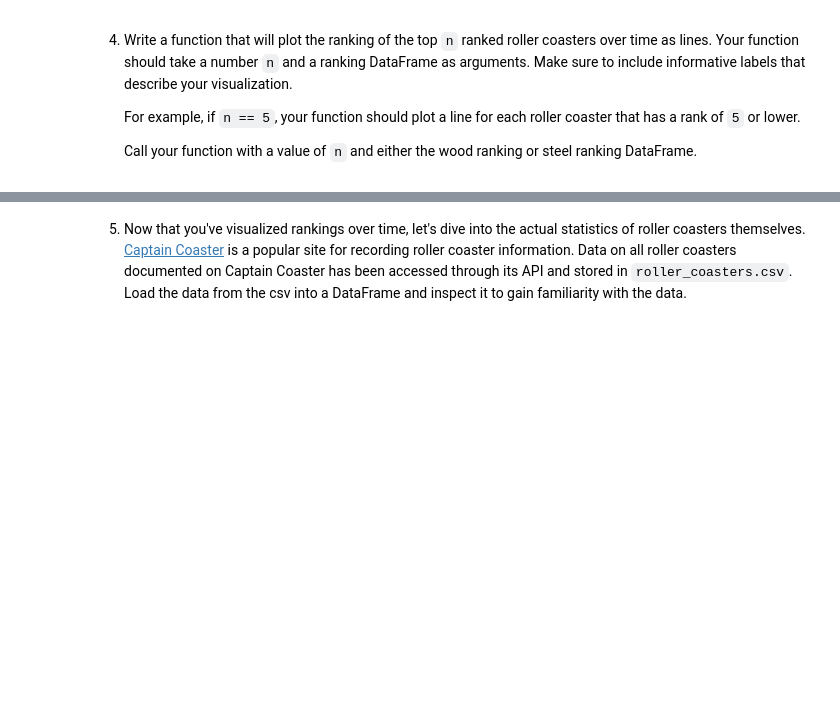
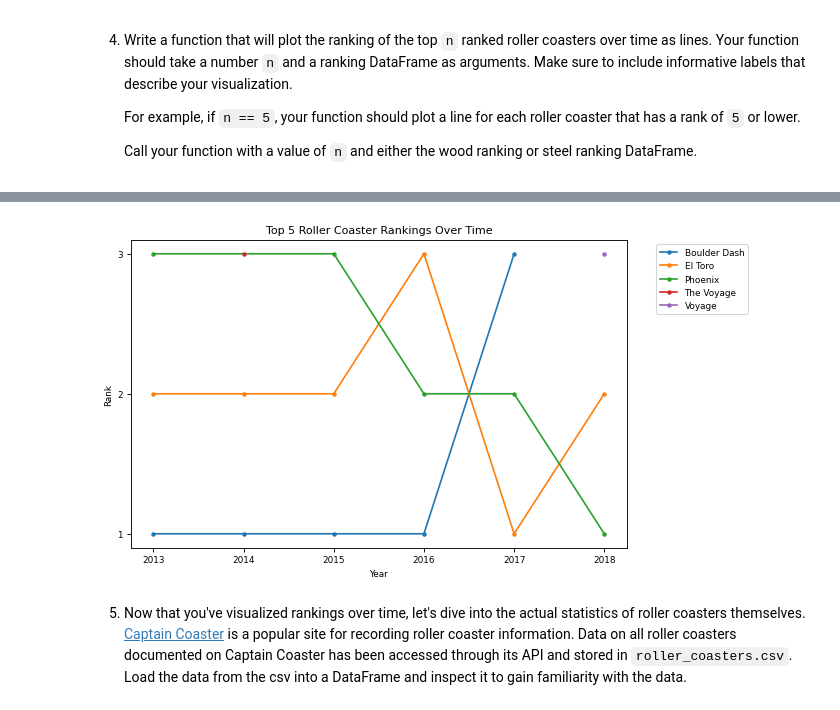
Before and after one commit to 7086600/roller_coaster_project, a Jupyter notebook: roller_coaster.ipynb, the cells around one changed output, grey strips where cells are left out. Cells and saved outputs as stored; diff of their text form; code cells hidden in the pictures; blank space fills up the shorter version.

```diff
--- a/roller_coaster.ipynb
+++ b/roller_coaster.ipynb
@@ -174,0 +172,4 @@ plot_two_rc_rankings(wood_rc, 'El Toro', 'Six Flags Great Adventure', 'Boulder D
+# %%
+filt_rank = wood_rc['Rank'] <= 5
+top_wood_rc = wood_rc.loc[filt_rank, :]
+top_wood_rc.head()
@@ -175,3 +183,27 @@ plot_two_rc_rankings(wood_rc, 'El Toro', 'Six Flags Great Adventure', 'Boulder D
+# %%
+# 4
+# Create a function to plot top n rankings over time
+def top_rc_plot(data, n):
+    filt_rank = (data['Rank'] <= n) # mask for filtering top n rankings
+    top_rc_data = data.loc[filt_rank, :]
+    top_rc_list = top_rc_data['Name'].unique().tolist()
+    ranks = top_rc_data['Rank'].unique().tolist()
+    plt.figure()
+    for name in top_rc_list:
+        filt_name = (top_rc_data['Name'] == name)
+        rc_data = top_rc_data.loc[filt_name, :]
+        plt.plot(rc_data['Year of Rank'], rc_data['Rank'], marker='o', markersize=3, label=name)
+    plt.title(f'Top {len(top_rc_list)} Roller Coaster Rankings Over Time')
+    plt.xlabel('Year')
+    plt.ylabel('Rank')
+    plt.yticks(ranks)
+    plt.legend(bbox_to_anchor=(1.05, 1), loc='upper left')
+    plt.show()
+
+    # Create a plot of top n rankings over time
+top_rc_plot(wood_rc, 3)
+# %% [output]
+[figure, added]
 # %% [markdown]
 5. Now that you've visualized rankings over time, let's dive into the actual statistics of roller coasters themselves. [Captain Coaster](https://captaincoaster.com/en/) is a popular site for recording roller coaster information. Data on all roller coasters documented on Captain Coaster has been accessed through its API and stored in `roller_coasters.csv`. Load the data from the csv into a DataFrame and inspect it to gain familiarity with the data.
 # %%
```
Also changed, not shown: parts of 4 cells of this notebook.
